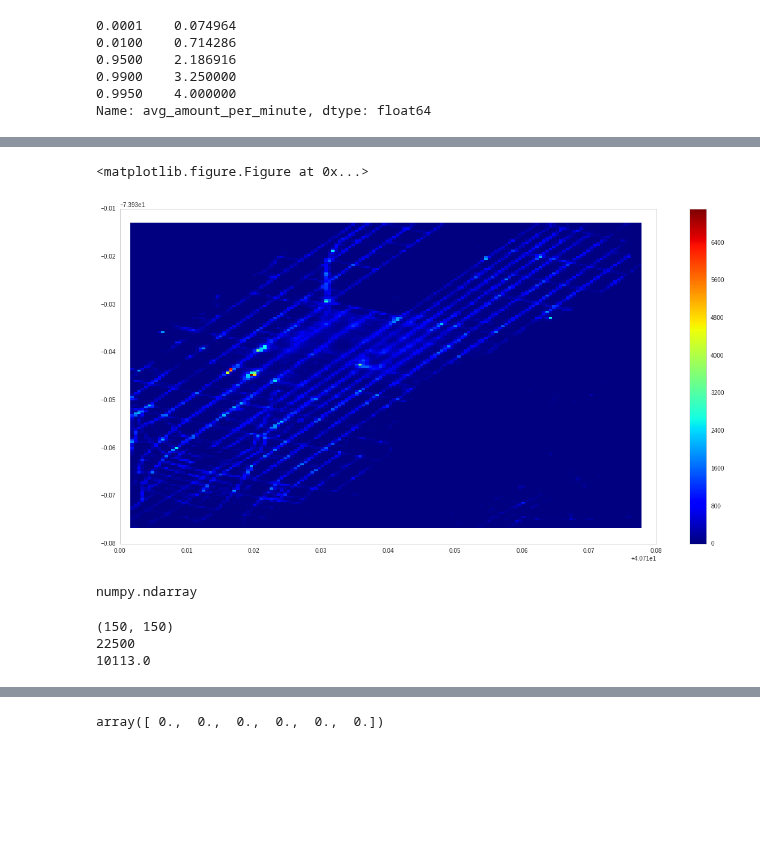
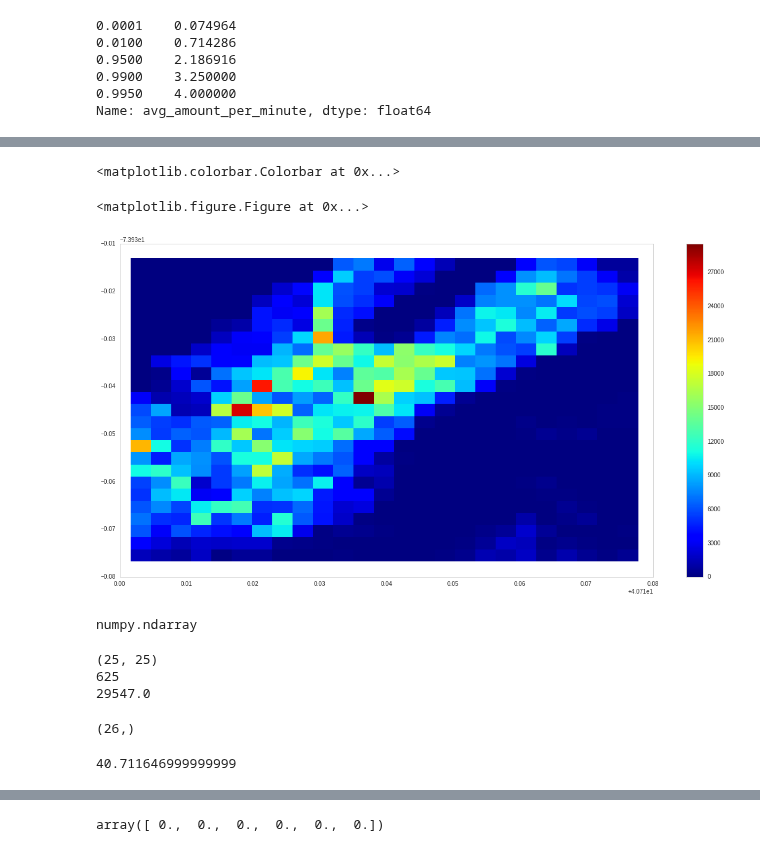
Before and after one commit to nikhase/nyc-taxi, a Jupyter notebook: weeklyAnalysis.ipynb, the cells around one changed output, grey strips where cells are left out. Saved outputs shown, nothing was run; the diff lists cells and outputs as text; code cells hidden in the pictures; blank space fills up the shorter version.

```diff
--- a/weeklyAnalysis.ipynb
+++ b/weeklyAnalysis.ipynb
@@ -454,8 +454,11 @@ taxidata.avg_amount_per_minute.quantile([.0001,.01, .95, .99, .995])
 0.9950    4.000000
 Name: avg_amount_per_minute, dtype: float64
 # %%
-anomaly = anomaly.append(taxidata.loc[(taxidata['avg_amount_per_minute'] > 2.5)])
-anomaly.loc[taxidata.loc[(taxidata['avg_amount_per_minute'] > 2.5)].index,'flag'] = 'too_fast'
+anomaly = anomaly.append(taxidata.loc[(taxidata['avg_amount_per_minute'] > 2.5) |
+                                      (taxidata['avg_amount_per_minute'] < 0.5)])
+#anomaly.loc[
+taxidata.loc[(taxidata['avg_amount_per_minute'] > 2.5).index,'flag'] = 'too fast'
+taxidata.loc[(taxidata['avg_amount_per_minute'] < 0.5).index,'flag'] = 'too slow'
 taxidata = taxidata.drop(anomaly.index, errors='ignore') # ignore uncontained labels / indices
 print(1-len(taxidata)/(len(taxidata)+len(anomaly)))
 # %% [output]
@@ -557,2 +510,0 @@ anomaly.append(taxidata.loc[(taxidata.diff_calc_rec_time < 0) |  (taxidata.diff_
-# %%
-taxidata['avg_velo'] = taxidata.trip_distance / (taxidata.trip_time_in_secs / 3600.0)
@@ -612,22 +523,23 @@ Name: pickup_latitude, dtype: float64
 # %%
 x = taxidata.pickup_latitude
 y = taxidata.pickup_longitude
 
-H, xedges, yedges = np.histogram2d(x, y, bins=150, range=[ [x.quantile(.05), x.quantile(.95)],
+H, xedges, yedges = np.histogram2d(x, y, bins=25, range=[ [x.quantile(.05), x.quantile(.95)],
         [y.quantile(.05), y.quantile(.95)]], normed=False, weights=None)
 
 plt.jet()
 fig = plt.figure(figsize=(20, 10))
 #ax.set_title('pcolormesh: exact bin edges')
 X, Y = np.meshgrid(xedges, yedges)
 mesh = plt.pcolormesh(X, Y, H)
 plt.colorbar(mesh)
 #ax.set_aspect('equal')
-plt.savefig('figure.pdf', format='pdf')
-plt.savefig('figure.png', format='png')
+#plt.savefig('figure.pdf', format='pdf')
+#plt.savefig('figure.png', format='png')
 # %% [output]
-<matplotlib.figure.Figure at 0x...>
+<matplotlib.colorbar.Colorbar at 0x...>
+<matplotlib.figure.Figure at 0x...>
-[figure, old version]
+[figure, new version]
 # %%
 type(H)
 # %% [output]
@@ -637,6 +549,12 @@ print(H.shape)
 print(H.size)
 print(H.max())
 # %% [output]
-(150, 150)
-22500
-10113.0
+(25, 25)
+625
+29547.0
+# %%
+print(xedges.shape)
+xedges[0]
+# %% [output]
+(26,)
+40.711646999999999
```
Also changed, not shown: parts of 31 cells of this notebook.
